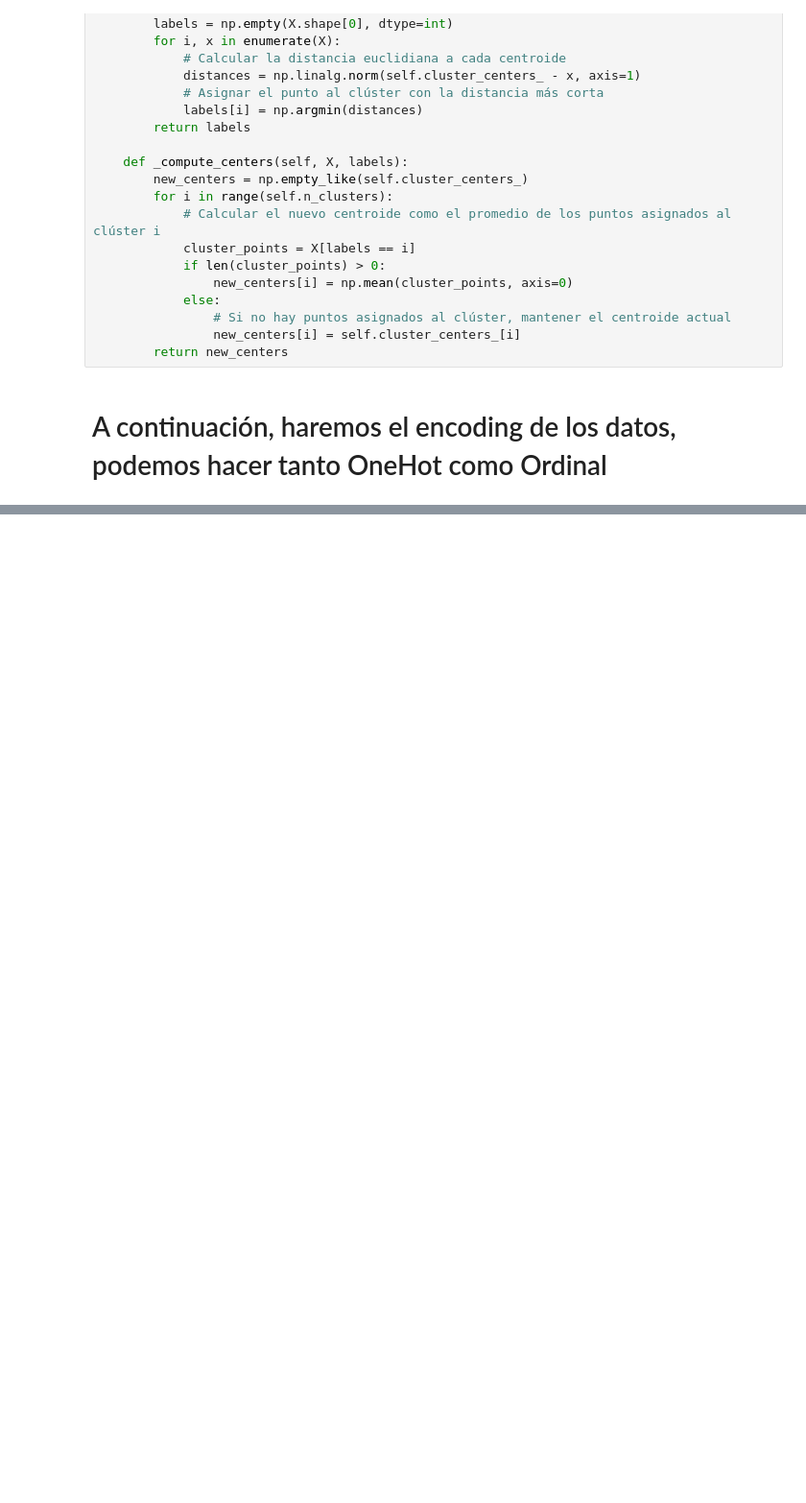
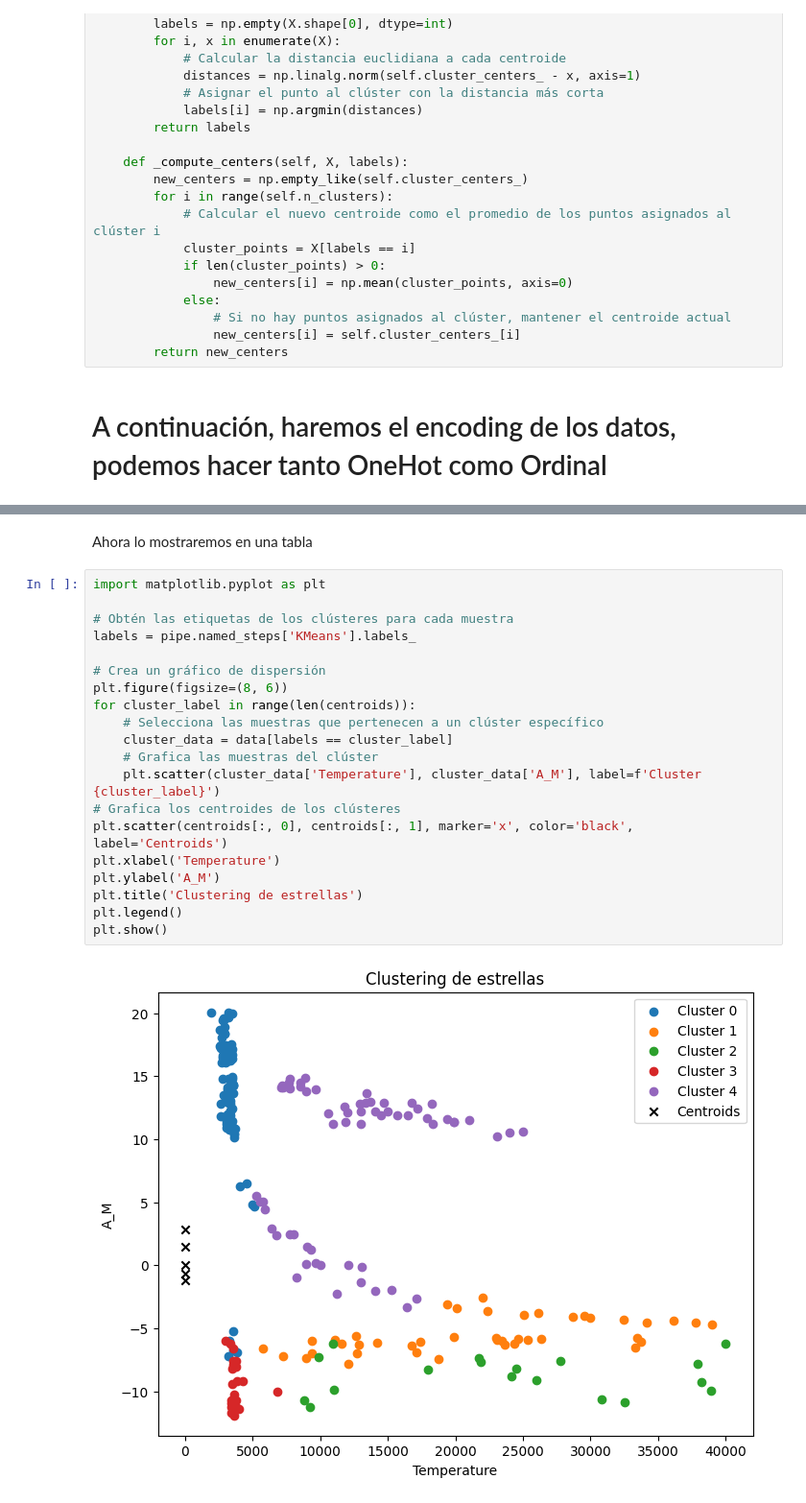
Before and after one commit to 100472175/ML-82-17-2, a Jupyter notebook: Stars.ipynb, the cells around one changed output, grey strips where cells are left out. Shown: that part at 96% size. Drawn from its saved outputs; the diff is of its cells as text; blank space fills up the shorter version.

Commit message:
Algunos cambios, pero los centroides siguen colocandose raros

```diff
--- a/Stars.ipynb
+++ b/Stars.ipynb
@@ -140,0 +136,24 @@ data
+# %% [markdown]
+Ahora lo mostraremos en una tabla
+# %%
+import matplotlib.pyplot as plt
+
+# Obtén las etiquetas de los clústeres para cada muestra
+labels = pipe.named_steps['KMeans'].labels_
+
+# Crea un gráfico de dispersión
+plt.figure(figsize=(8, 6))
+for cluster_label in range(len(centroids)):
+    # Selecciona las muestras que pertenecen a un clúster específico
+    cluster_data = data[labels == cluster_label]
+    # Grafica las muestras del clúster
+    plt.scatter(cluster_data['Temperature'], cluster_data['A_M'], label=f'Cluster {cluster_label}')
+# Grafica los centroides de los clústeres
+plt.scatter(centroids[:, 0], centroids[:, 1], marker='x', color='black', label='Centroids')
+plt.xlabel('Temperature')
+plt.ylabel('A_M')
+plt.title('Clustering de estrellas')
+plt.legend()
+plt.show()
+# %% [output]
+[figure, added]
```
Also changed, not shown: parts of 1 cell of this notebook.
